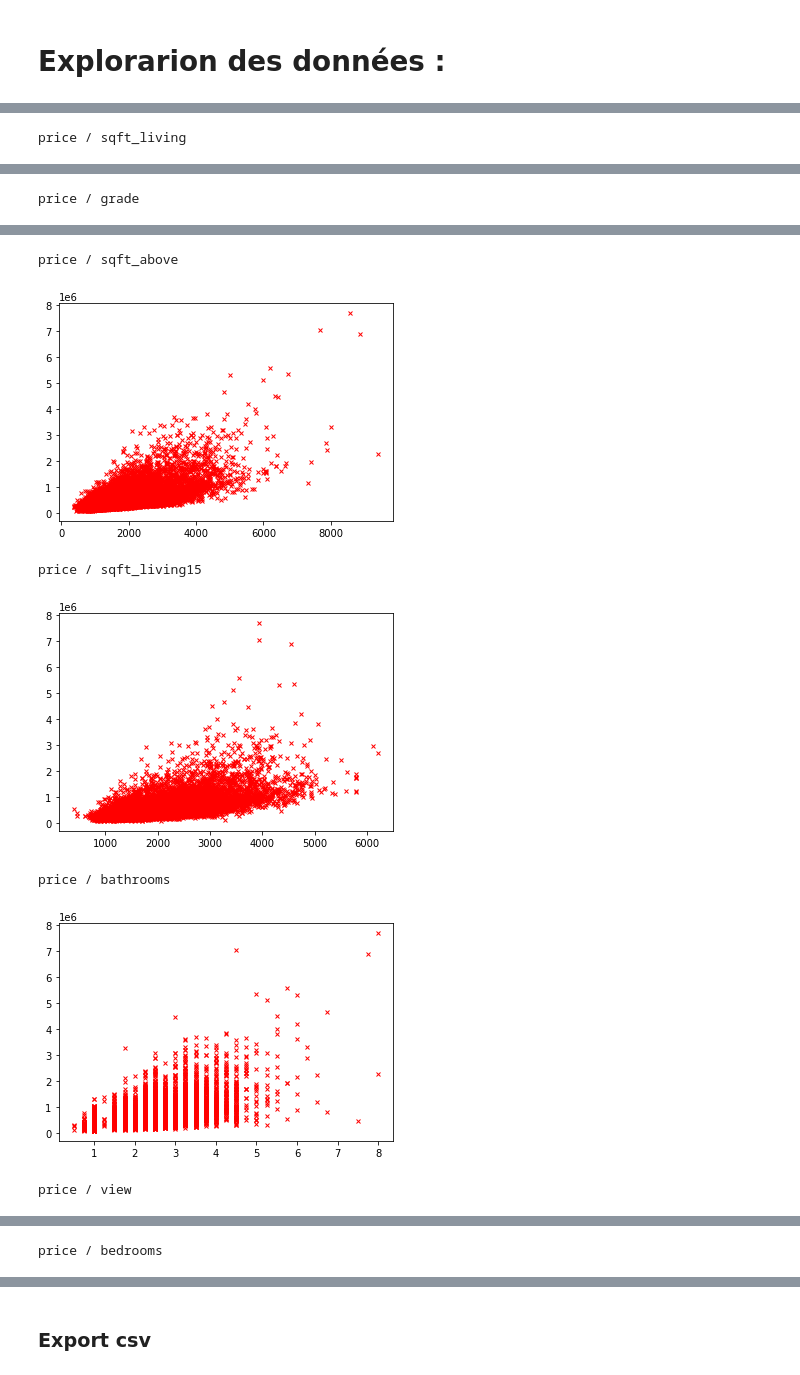
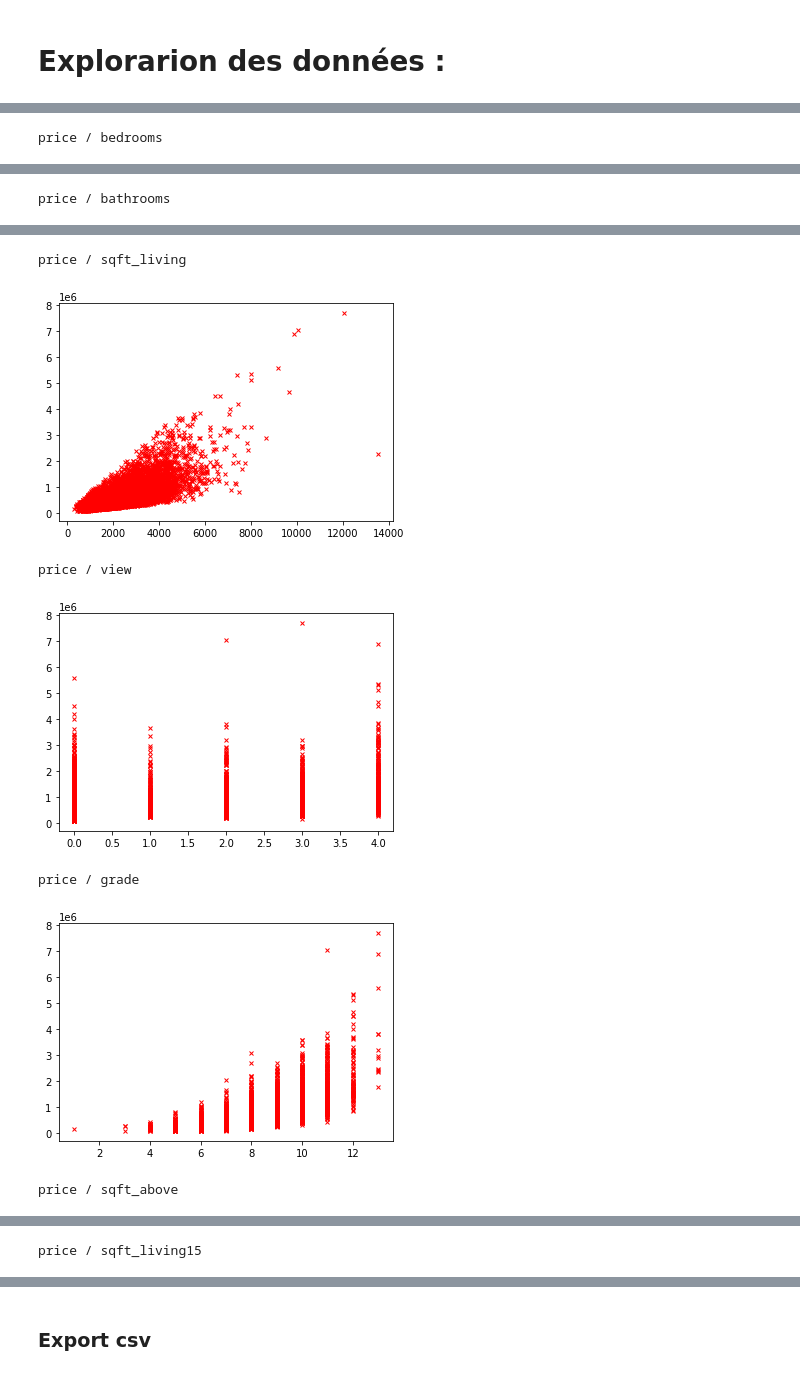
Before and after one commit to Rapsw/Projet_Final_Machine_Learning, a Jupyter notebook: data_cleaning_analysis.ipynb, the cells around one changed output, grey strips where cells are left out. Drawn from its saved outputs; the diff is of its cells as text; code cells hidden in the pictures.

```diff
--- a/data_cleaning_analysis.ipynb
+++ b/data_cleaning_analysis.ipynb
@@ -128,9 +124,9 @@ kc_house_data.date
 21612    20141015T000000
 Name: date, Length: 21613, dtype: object
 # %%
-kc_house_data["date"] = pd.to_datetime(kc_house_data["date"])
+df["date"] = pd.to_datetime(df["date"])
 
-kc_house_data.date
+df.date
 # %% [output]
 0       2014-10-13
 1       2014-12-09
@@ -163,6 +143,6 @@ kc_house_data
 # %%
 #AJOUT 3 COLONNES ANNEE MOIS ET JOUR
 
-kc_house_data['year'] = kc_house_data['date'].dt.year
-kc_house_data['month'] = kc_house_data['date'].dt.month
-kc_house_data['day'] = kc_house_data['date'].dt.day
+df['year'] = df['date'].dt.year
+df['month'] = df['date'].dt.month
+df['day'] = df['date'].dt.day
@@ -311 +198,5 @@ dtype: object
+# %%
+df['zipcode'] = df['zipcode'].astype('str')
+# %%
+df = df.drop(['date'], axis=1)
 # %%
@@ -450,10 +246,10 @@ kc_house_data
 # %%
 # Visualisation des features en fonction du prix
 
-for index in kc_house_data:
+for index in df:
     if index in ["sqft_living", "grade", "sqft_above", "sqft_living15", "bathrooms", "view", "bedrooms"]:
         print("price / " + index)
-        plt.plot(kc_house_data[index], kc_house_data['price'], 'rx', markersize=4)
+        plt.plot(df[index], df['price'], 'rx', markersize=4)
         plt.show()
 # %% [output]
-price / sqft_living
+price / bedrooms
@@ -461 +257 @@ price / sqft_living
-price / grade
+price / bathrooms
@@ -463,7 +259,7 @@ price / grade
-price / sqft_above
+price / sqft_living
-[figure, old version]
+[figure, new version]
-price / sqft_living15
+price / view
-[figure, old version]
+[figure, new version]
-price / bathrooms
+price / grade
-[figure, old version]
+[figure, new version]
-price / view
+price / sqft_above
@@ -471 +267 @@ price / view
-price / bedrooms
+price / sqft_living15
```
Also changed, not shown: parts of 45 cells of this notebook, 3 other files.
